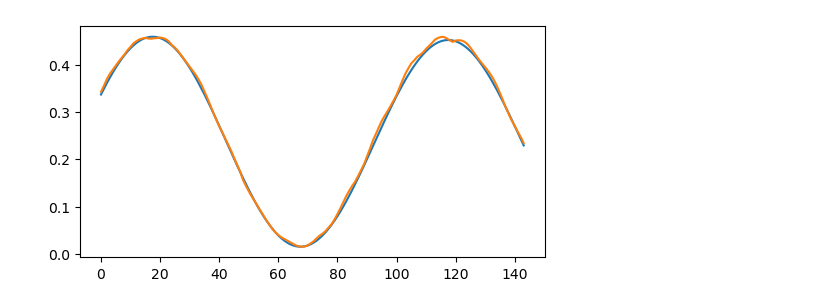
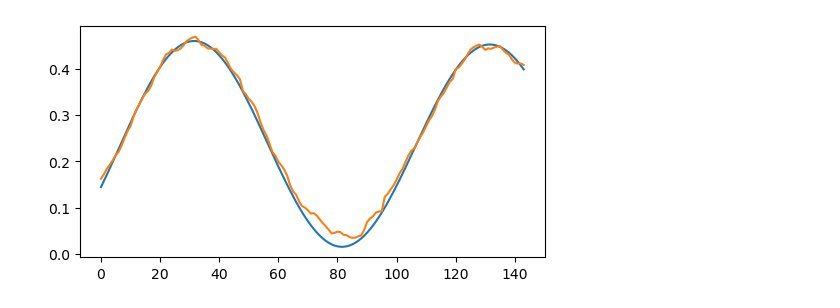
Before and after one commit to maalberg/kind, a Jupyter notebook: notebooks/delay/02_tesla_kind_train.ipynb, the cells around one changed output. Cells and saved outputs as stored; diff of their text form; code cells hidden in the pictures.

```diff
--- a/notebooks/delay/02_tesla_kind_train.ipynb
+++ b/notebooks/delay/02_tesla_kind_train.ipynb
@@ -38,7 +38,7 @@ args = parser.parse_args(
         '--lookback_nsample', '96',
         '--forecast_nsample', '48',
 
-        '--batch_size', '64',
+        '--batch_size', '128',
         '--learning_rate', '0.001',
         '--weight_decay', '0.0001',
         '--nepoch', '50',
@@ -79,23 +79,23 @@ model.fit(dataset)
 model.eval()
 _, _, data_loader = dataset.load(data_type='stat')
 # %%
-jdata = 0
+jdata = 17
 
 with torch.no_grad():
     for back, fore in data_loader:
         truth = torch.cat([back, fore], dim=1)
 
         model_output = model(back[[jdata]])
         stat = model_output[1]
 
         plt.figure(figsize=(6,3))
         plt.plot(truth[jdata, :, :1])
         plt.plot(stat[0, :, :1])
         plt.show()
 
         break
 # %% [output]
-[figure, old version]
+[figure, new version]
 # %%
 model.train()
 model.fit_next()
```
Also changed, not shown: parts of 7 cells of this notebook, 2 other files.
